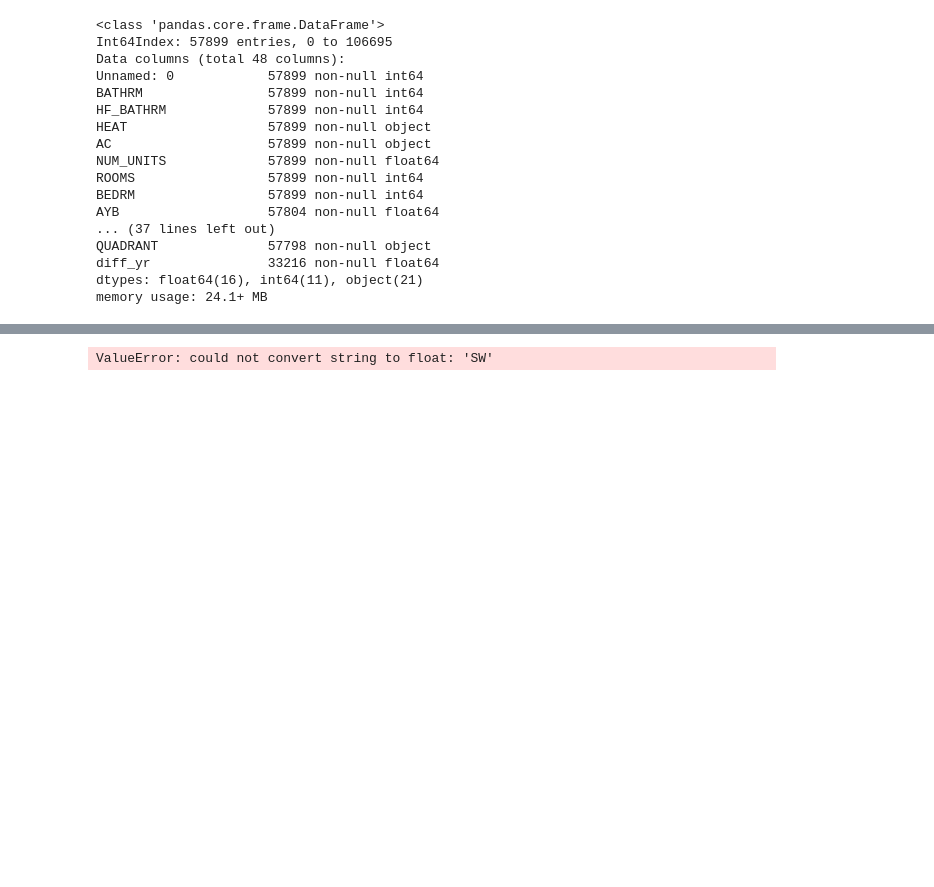
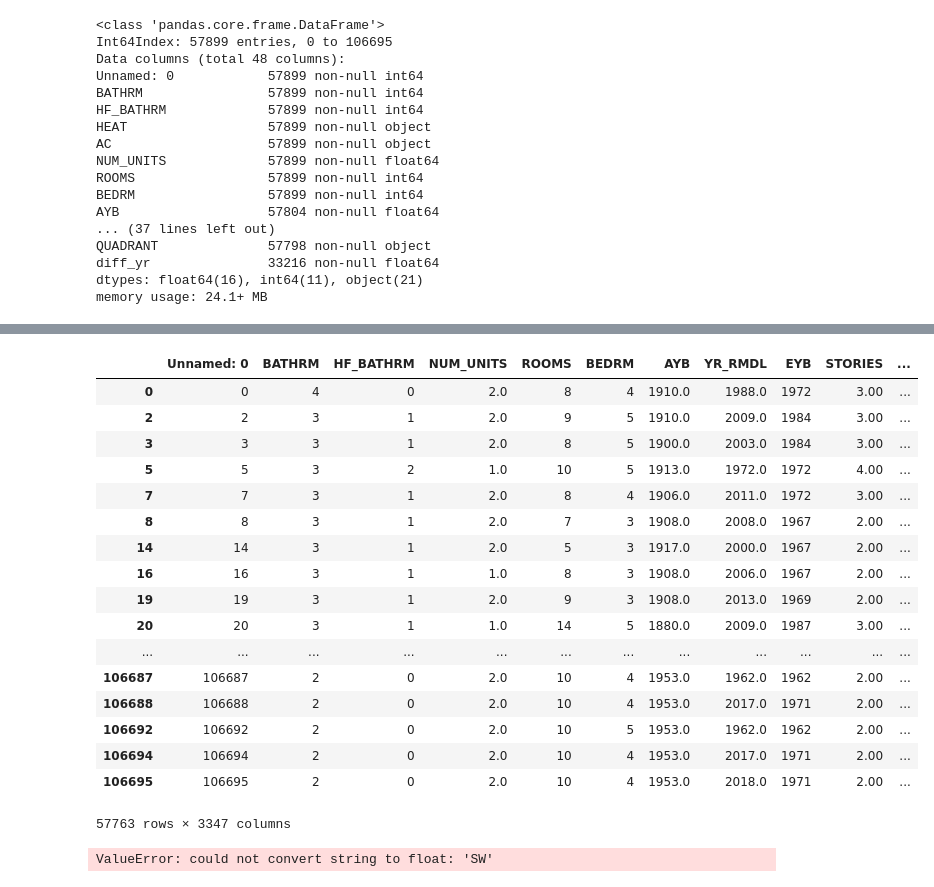
Before and after one commit to JustFairWell/thinkful, a Jupyter notebook: dsboot_Supervised_Cap.ipynb, the cells around one changed output, grey strips where cells are left out. Drawn from its saved outputs; the diff is of its cells as text; code cells hidden in the pictures; blank space fills up the shorter version.

```diff
--- a/dsboot_Supervised_Cap.ipynb
+++ b/dsboot_Supervised_Cap.ipynb
@@ -342,3 +248,24 @@ dc_re_resid.iloc[:,[32,33,37,38,39]]
+# %%
+pd.get_dummies(dc_re_resid)
+# %% [output]
+|  | Unnamed: 0 | BATHRM | HF_BATHRM | NUM_UNITS | ROOMS | BEDRM | AYB | YR_RMDL | EYB | STORIES | ... |
+| 0 | 0 | 4 | 0 | 2.0 | 8 | 4 | 1910.0 | 1988.0 | 1972 | 3.00 | ... |
+| 2 | 2 | 3 | 1 | 2.0 | 9 | 5 | 1910.0 | 2009.0 | 1984 | 3.00 | ... |
+| 3 | 3 | 3 | 1 | 2.0 | 8 | 5 | 1900.0 | 2003.0 | 1984 | 3.00 | ... |
+| 5 | 5 | 3 | 2 | 1.0 | 10 | 5 | 1913.0 | 1972.0 | 1972 | 4.00 | ... |
+| 7 | 7 | 3 | 1 | 2.0 | 8 | 4 | 1906.0 | 2011.0 | 1972 | 3.00 | ... |
+| 8 | 8 | 3 | 1 | 2.0 | 7 | 3 | 1908.0 | 2008.0 | 1967 | 2.00 | ... |
+| 14 | 14 | 3 | 1 | 2.0 | 5 | 3 | 1917.0 | 2000.0 | 1967 | 2.00 | ... |
+| 16 | 16 | 3 | 1 | 1.0 | 8 | 3 | 1908.0 | 2006.0 | 1967 | 2.00 | ... |
+| 19 | 19 | 3 | 1 | 2.0 | 9 | 3 | 1908.0 | 2013.0 | 1969 | 2.00 | ... |
+| 20 | 20 | 3 | 1 | 1.0 | 14 | 5 | 1880.0 | 2009.0 | 1987 | 3.00 | ... |
+| ... | ... | ... | ... | ... | ... | ... | ... | ... | ... | ... | ... |
+| 106687 | 106687 | 2 | 0 | 2.0 | 10 | 4 | 1953.0 | 1962.0 | 1962 | 2.00 | ... |
+| 106688 | 106688 | 2 | 0 | 2.0 | 10 | 4 | 1953.0 | 2017.0 | 1971 | 2.00 | ... |
+| 106692 | 106692 | 2 | 0 | 2.0 | 10 | 5 | 1953.0 | 1962.0 | 1962 | 2.00 | ... |
+| 106694 | 106694 | 2 | 0 | 2.0 | 10 | 4 | 1953.0 | 2017.0 | 1971 | 2.00 | ... |
+| 106695 | 106695 | 2 | 0 | 2.0 | 10 | 4 | 1953.0 | 2018.0 | 1971 | 2.00 | ... |
+57763 rows × 3347 columns
 # %%
 from sklearn.decomposition import PCA
 # %%
```
Also changed, not shown: parts of 49 cells of this notebook.
